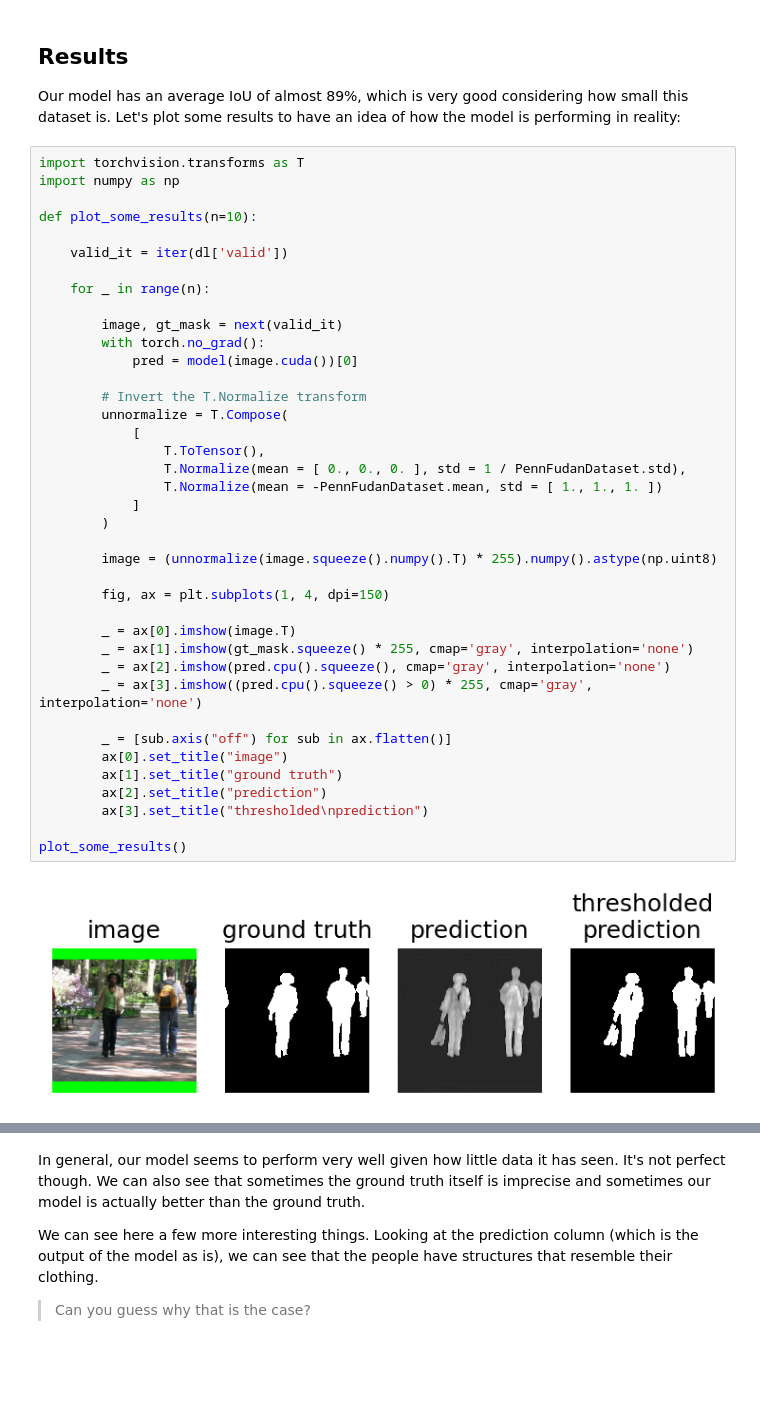
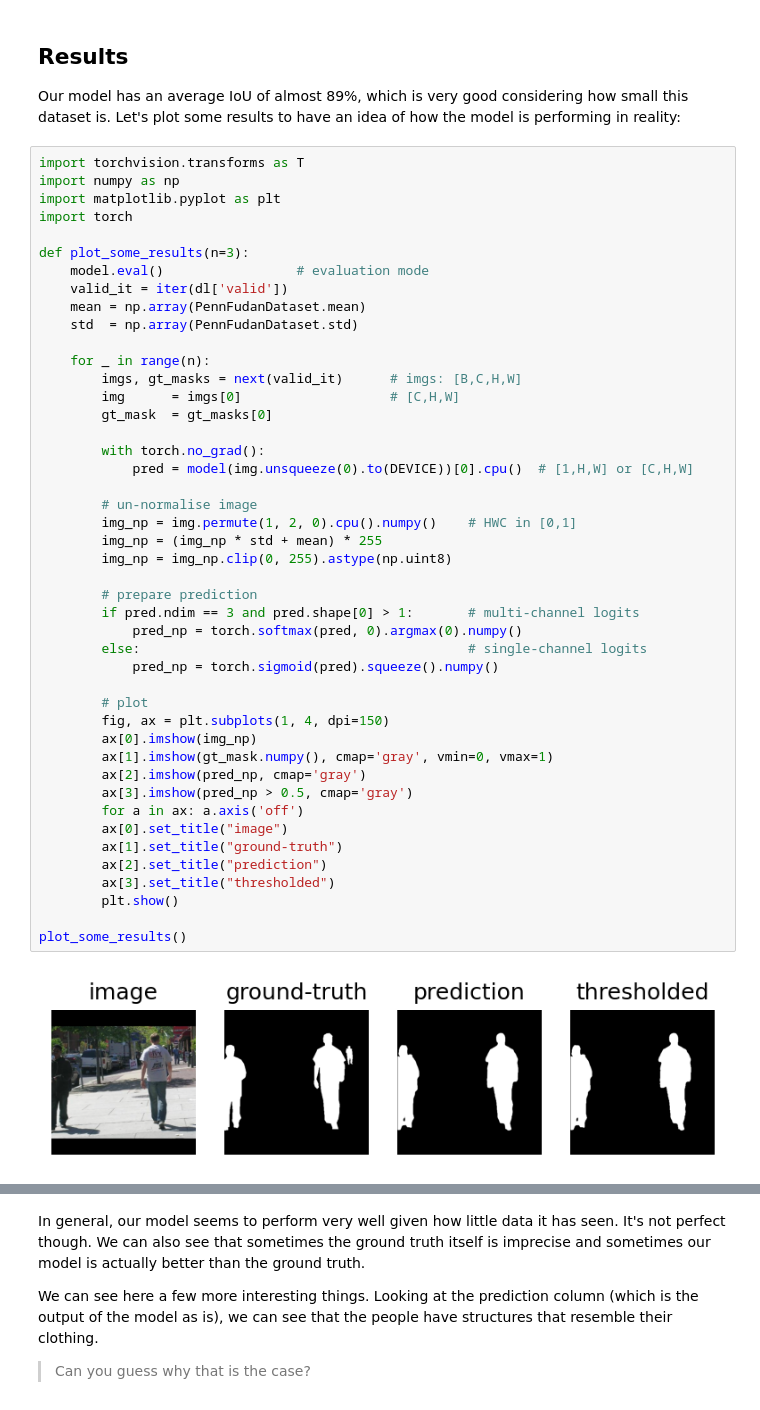
Before and after one commit to Chaklader/landmark-classification-cnn, a Jupyter notebook: lectures/semantic.ipynb, the cells around one changed output, grey strips where cells are left out. Drawn from its saved outputs; the diff is of its cells as text; blank space fills up the shorter version.

```diff
--- a/lectures/semantic.ipynb
+++ b/lectures/semantic.ipynb
@@ -374,41 +378,47 @@ Our model has an average IoU of almost 89%, which is very good considering how s
 # %%
 import torchvision.transforms as T
 import numpy as np
+import matplotlib.pyplot as plt
+import torch
 
-def plot_some_results(n=10):
-
+def plot_some_results(n=3):
+    model.eval()                 # evaluation mode
     valid_it = iter(dl['valid'])
+    mean = np.array(PennFudanDataset.mean)
+    std  = np.array(PennFudanDataset.std)
 
     for _ in range(n):
+        imgs, gt_masks = next(valid_it)      # imgs: [B,C,H,W]
+        img      = imgs[0]                   # [C,H,W]
+        gt_mask  = gt_masks[0]
 
-        image, gt_mask = next(valid_it)
         with torch.no_grad():
-            pred = model(image.cuda())[0]
+            pred = model(img.unsqueeze(0).to(DEVICE))[0].cpu()  # [1,H,W] or [C,H,W]
 
-        # Invert the T.Normalize transform
-        unnormalize = T.Compose(
-            [
-                T.ToTensor(),
-                T.Normalize(mean = [ 0., 0., 0. ], std = 1 / PennFudanDataset.std),
-                T.Normalize(mean = -PennFudanDataset.mean, std = [ 1., 1., 1. ])
-            ]
-        )
+        # un-normalise image
+        img_np = img.permute(1, 2, 0).cpu().numpy()    # HWC in [0,1]
+        img_np = (img_np * std + mean) * 255
+        img_np = img_np.clip(0, 255).astype(np.uint8)
 
-        image = (unnormalize(image.squeeze().numpy().T) * 255).numpy().astype(np.uint8)
+        # prepare prediction
+        if pred.ndim == 3 and pred.shape[0] > 1:       # multi-channel logits
+            pred_np = torch.softmax(pred, 0).argmax(0).numpy()
+        else:                                          # single-channel logits
+            pred_np = torch.sigmoid(pred).squeeze().numpy()
 
+        # plot
         fig, ax = plt.subplots(1, 4, dpi=150)
-
-        _ = ax[0].imshow(image.T)
-        _ = ax[1].imshow(gt_mask.squeeze() * 255, cmap='gray', interpolation='none')
-        _ = ax[2].imshow(pred.cpu().squeeze(), cmap='gray', interpolation='none')
-        _ = ax[3].imshow((pred.cpu().squeeze() > 0) * 255, cmap='gray', interpolation='none')
-
-        _ = [sub.axis("off") for sub in ax.flatten()]
+        ax[0].imshow(img_np)
+        ax[1].imshow(gt_mask.numpy(), cmap='gray', vmin=0, vmax=1)
+        ax[2].imshow(pred_np, cmap='gray')
+        ax[3].imshow(pred_np > 0.5, cmap='gray')
+        for a in ax: a.axis('off')
         ax[0].set_title("image")
-        ax[1].set_title("ground truth")
+        ax[1].set_title("ground-truth")
         ax[2].set_title("prediction")
-        ax[3].set_title("thresholded\nprediction")
+        ax[3].set_title("thresholded")
+        plt.show()
 
 plot_some_results()
 # %% [output]
-[figure, old version]
+[figure, new version]
```
Also changed, not shown: parts of 2 cells of this notebook.
